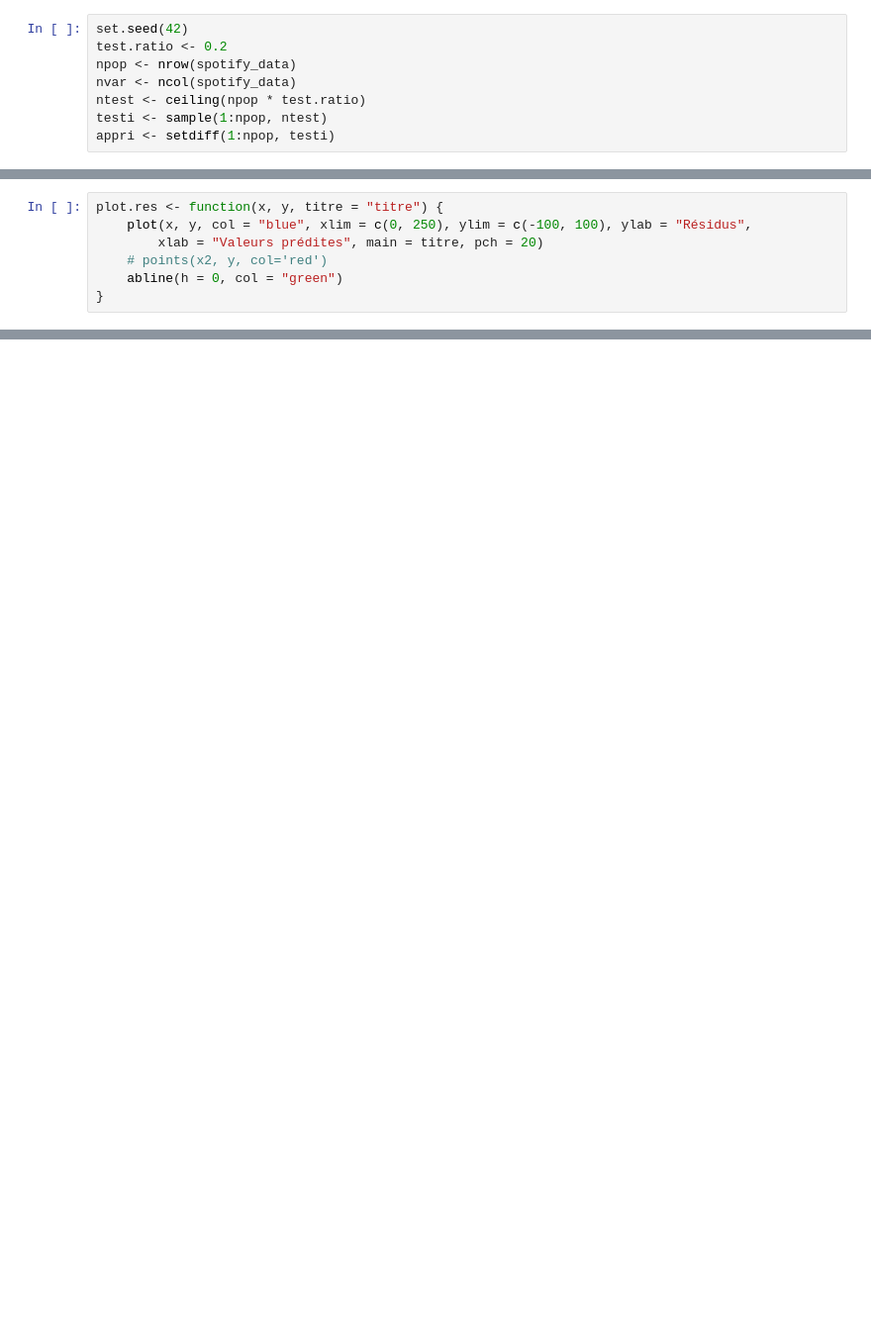
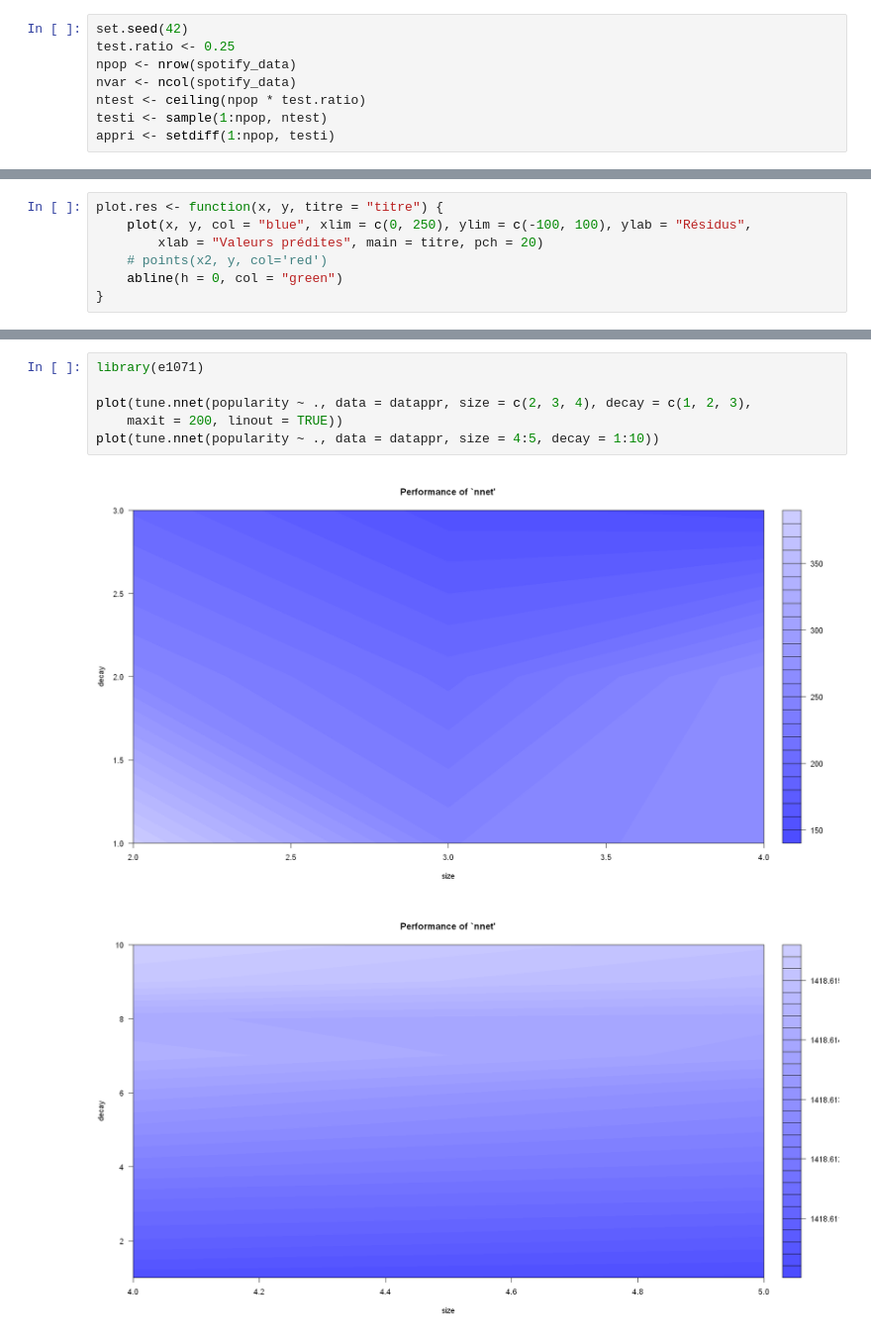
Before and after one commit to jayalabanda/projet-ML, a Jupyter notebook: rapport_R.ipynb, the cells around one changed output, grey strips where cells are left out. Shown at 99% size. Saved outputs shown, nothing was run; the diff lists cells and outputs as text; blank space fills up the shorter version.

```diff
--- a/rapport_R.ipynb
+++ b/rapport_R.ipynb
@@ -295,7 +347,7 @@ print(y_class[0:15])
 # Apprentissage
 # %%
 set.seed(42)
-test.ratio <- 0.2
+test.ratio <- 0.25
 npop <- nrow(spotify_data)
 nvar <- ncol(spotify_data)
 ntest <- ceiling(npop * test.ratio)
@@ -363,0 +539,9 @@ plot.res(fit.lasso, res.lasso, "linéaire, pénalité L1")
+# %%
+library(e1071)
+
+plot(tune.nnet(popularity ~ ., data = datappr, size = c(2, 3, 4), decay = c(1, 2, 3),
+    maxit = 200, linout = TRUE))
+plot(tune.nnet(popularity ~ ., data = datappr, size = 4:5, decay = 1:10))
+# %% [output]
+[figure, added]
+[figure, added]
```
Also changed, not shown: parts of 27 cells of this notebook.
